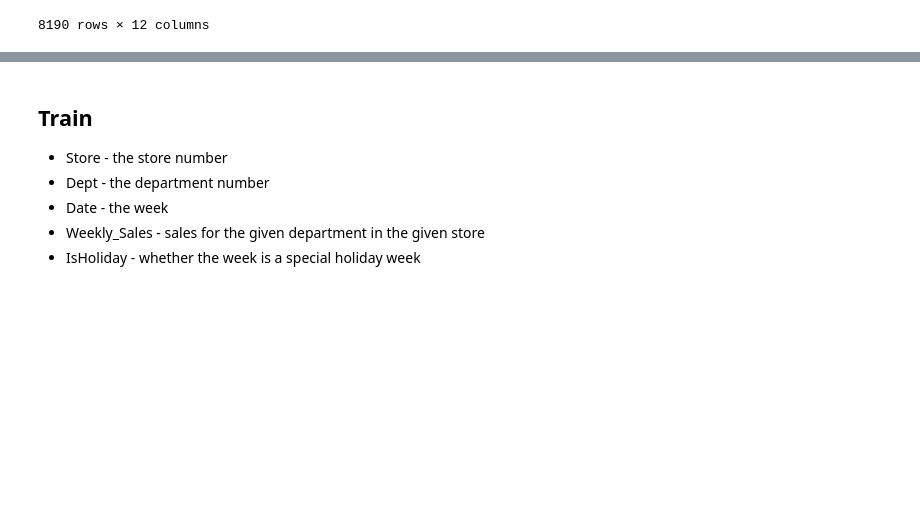
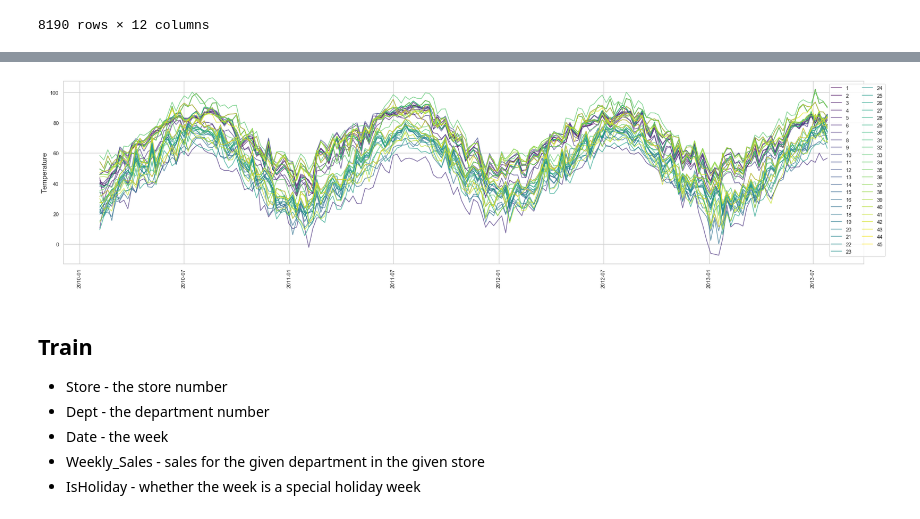
Before and after one commit to andresegalla/walmart_challenge, a Jupyter notebook: notebooks/walmart_challenge.ipynb, the cells around one changed output, grey strips where cells are left out. Saved outputs shown, nothing was run; the diff lists cells and outputs as text; code cells hidden in the pictures; blank space fills up the shorter version.

```diff
--- a/notebooks/walmart_challenge.ipynb
+++ b/notebooks/walmart_challenge.ipynb
@@ -122,3 +144,30 @@ features
+# %%
+def plot_time_evolution(df, col,
+                        date_col='Date', cmap='viridis', ax=None):
+    if ax is None:
+        f, ax = plt.subplots(1,1,figsize=(30,7))
+
+    cmap = cm.get_cmap(cmap)
+    norm = colors.Normalize(vmin=df.Store.min(), vmax=df.Store.max())
+
+    _ = df.set_index(date_col)\
+                .groupby('Store')\
+                [col]\
+                .apply(lambda x: ax.plot(x,
+                                          label=x.name,
+                                          c=cmap(norm(x.name)),
+                                          alpha=0.7))
+
+    ax.set_ylabel(col,fontsize=15)
+    ax.legend(loc='upper right',ncol=2, bbox_to_anchor=(1.030, 1))
+
+    _ = plt.xticks(rotation=90)
+
+    return ax
+# %%
+ax = plot_time_evolution(features,'Temperature')
+# %% [output]
+[figure, added]
 # %% [markdown]
 ## Train
 
```
Also changed, not shown: parts of 11 cells of this notebook.
